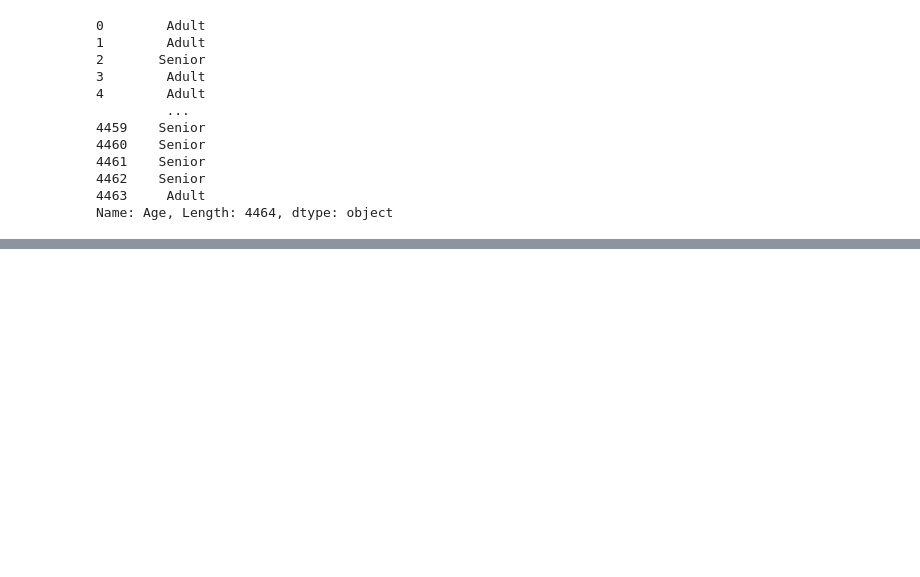
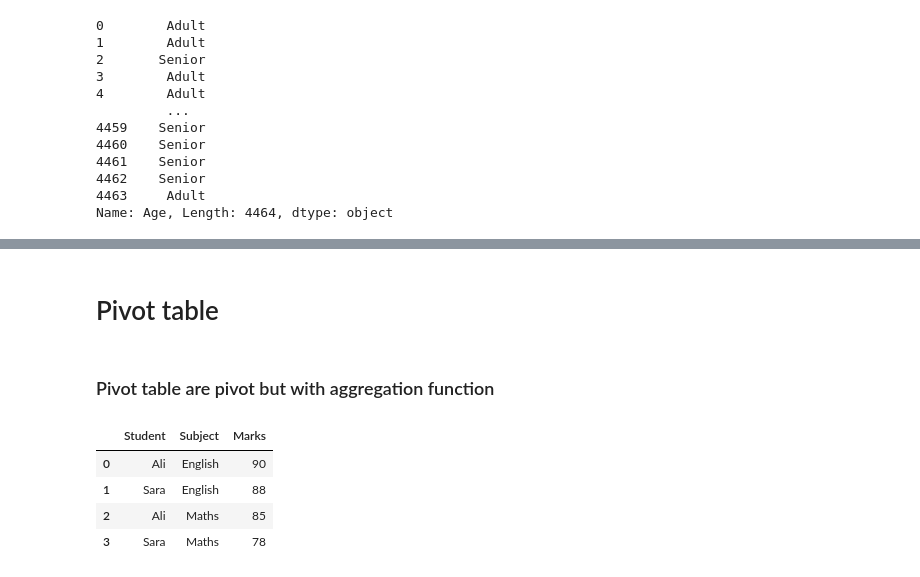
Before and after one commit to fuhetron/Pandas, a Jupyter notebook: main.ipynb, the cells around one changed output, grey strips where cells are left out. Cells and saved outputs as stored; diff of their text form; code cells hidden in the pictures; blank space fills up the shorter version.

```diff
--- a/main.ipynb
+++ b/main.ipynb
@@ -1194,0 +1242,22 @@ Name: Age, Length: 4464, dtype: object
+# %% [markdown]
+# Pivot table
+# %% [markdown]
+### Pivot table are pivot but with aggregation function
+# %%
+data_wide = data.pivot(
+    index='Student',
+    columns='Subject',
+    values='Marks'
+).reset_index()
+
+data_wide.melt(
+    id_vars='Student',
+    var_name='Subject',
+    value_name='Marks'
+)
+# %% [output]
+|  | Student | Subject | Marks |
+| 0 | Ali | English | 90 |
+| 1 | Sara | English | 88 |
+| 2 | Ali | Maths | 85 |
+| 3 | Sara | Maths | 78 |
```
Also changed, not shown: parts of 11 cells of this notebook.
